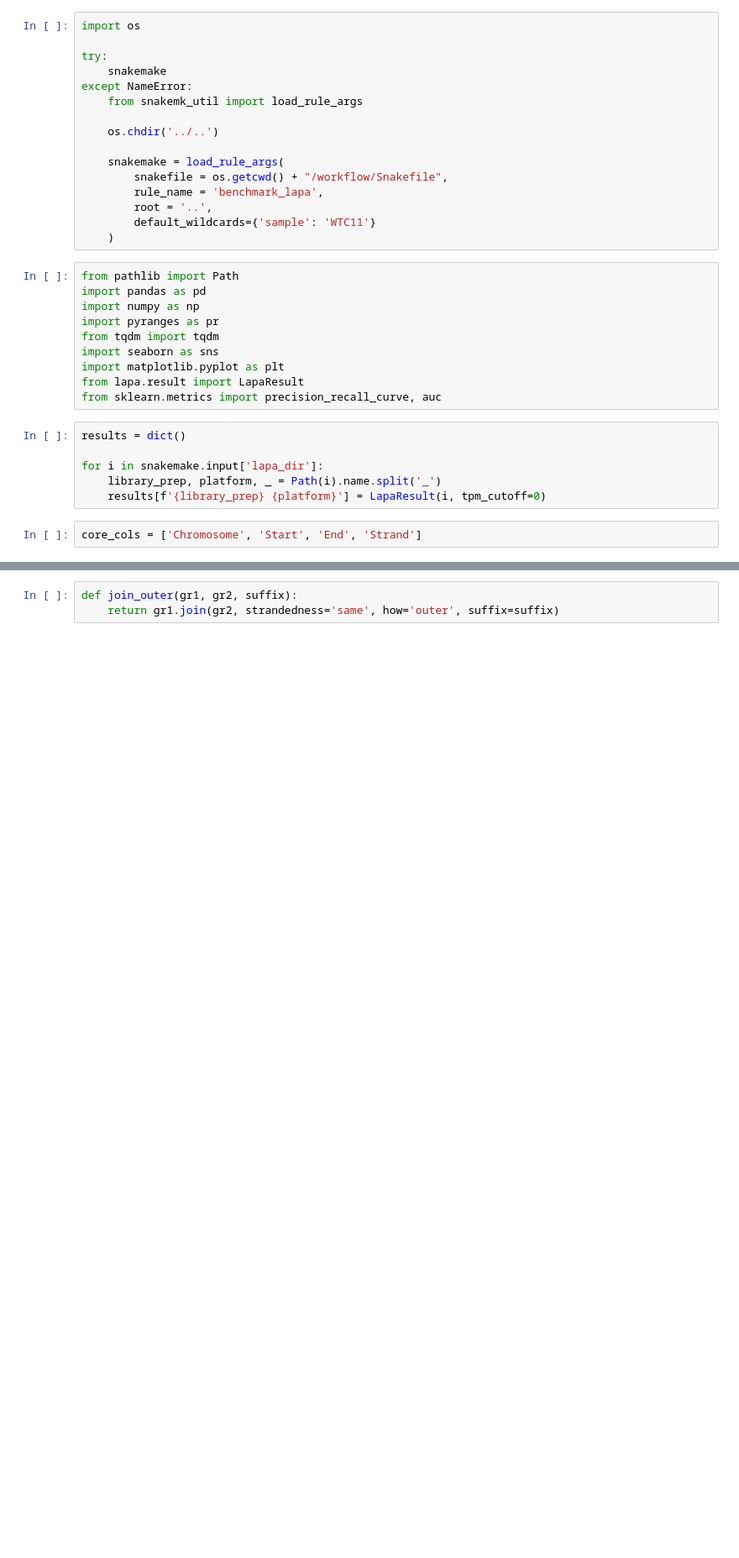
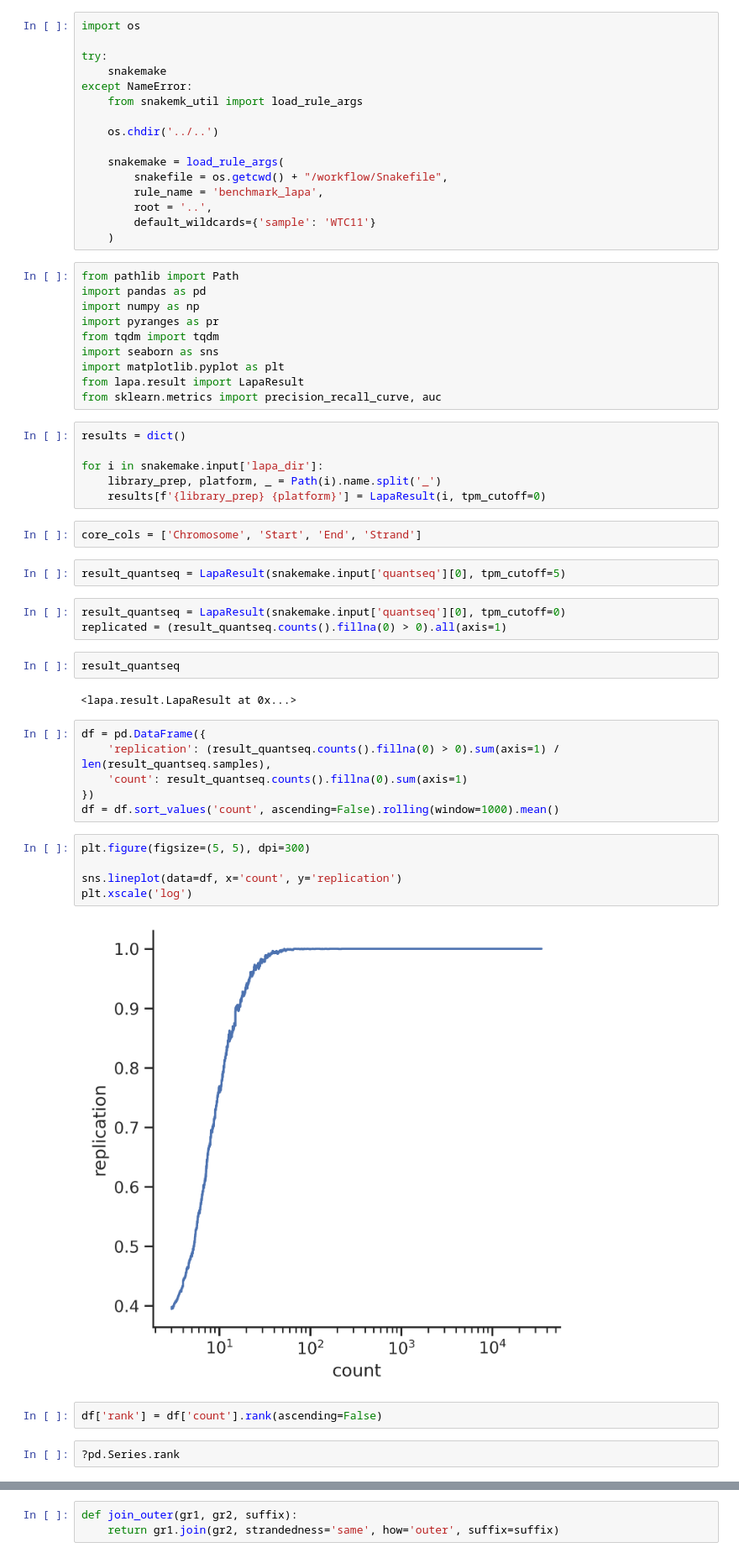
Before and after one commit to mortazavilab/lapa, a Jupyter notebook: workflow/benchmark/benchmark_lapa.ipynb, the cells around one changed output, grey strips where cells are left out. Shown: that part at 84% size. Cells and saved outputs as stored; diff of their text form; blank space fills up the shorter version.

```diff
--- a/workflow/benchmark/benchmark_lapa.ipynb
+++ b/workflow/benchmark/benchmark_lapa.ipynb
@@ -32,3 +32,29 @@ for i in snakemake.input['lapa_dir']:
     results[f'{library_prep} {platform}'] = LapaResult(i, tpm_cutoff=0)
 # %%
 core_cols = ['Chromosome', 'Start', 'End', 'Strand']
+# %%
+result_quantseq = LapaResult(snakemake.input['quantseq'][0], tpm_cutoff=5)
+# %%
+result_quantseq = LapaResult(snakemake.input['quantseq'][0], tpm_cutoff=0)
+replicated = (result_quantseq.counts().fillna(0) > 0).all(axis=1)
+# %%
+result_quantseq
+# %% [output]
+<lapa.result.LapaResult at 0x...>
+# %%
+df = pd.DataFrame({
+    'replication': (result_quantseq.counts().fillna(0) > 0).sum(axis=1) / len(result_quantseq.samples),
+    'count': result_quantseq.counts().fillna(0).sum(axis=1)
+})
+df = df.sort_values('count', ascending=False).rolling(window=1000).mean()
+# %%
+plt.figure(figsize=(5, 5), dpi=300)
+
+sns.lineplot(data=df, x='count', y='replication')
+plt.xscale('log')
+# %% [output]
+[figure, added]
+# %%
+df['rank'] = df['count'].rank(ascending=False)
+# %%
+?pd.Series.rank
```
Also changed, not shown: parts of 13 cells of this notebook, 45 other files.
